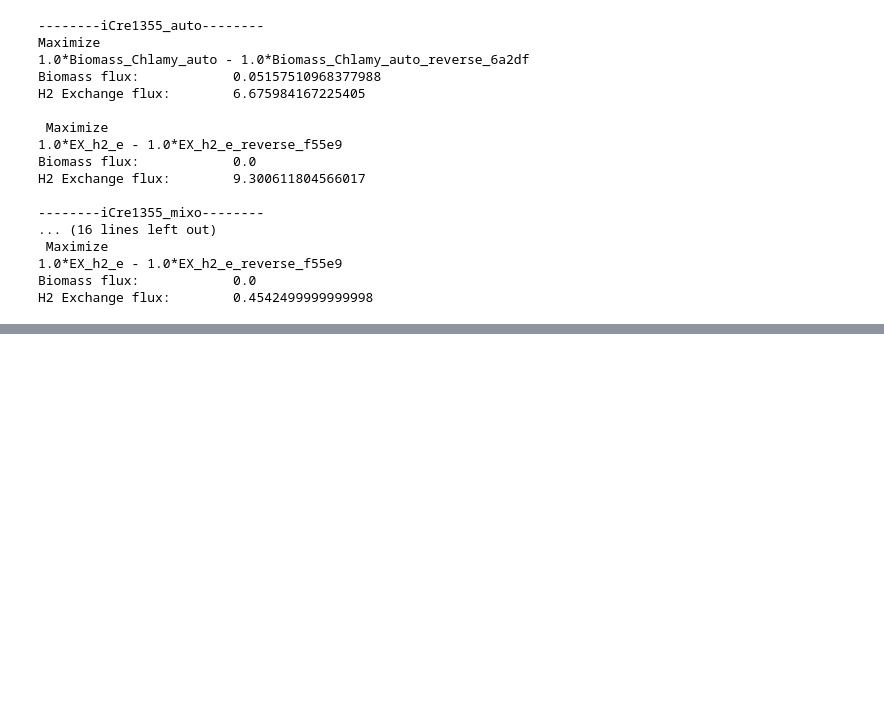
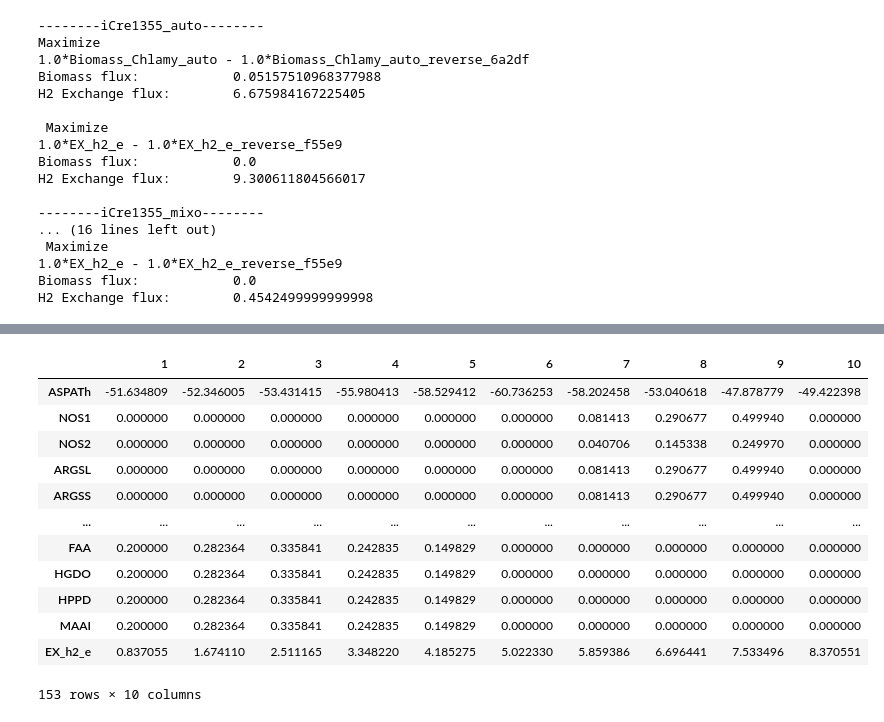
Before and after one commit to elena-krismer/27410-2020-group-project-group12-c-reinhardtii, a Jupyter notebook: notebooks/Hydrogen production.ipynb, the cells around one changed output, grey strips where cells are left out. Drawn from its saved outputs; the diff is of its cells as text; code cells hidden in the pictures; blank space fills up the shorter version.

```diff
--- a/notebooks/Hydrogen production.ipynb
+++ b/notebooks/Hydrogen production.ipynb
@@ -212,0 +270,16 @@ H2 Exchange flux:        0.4542499999999998
+# %%
+result.data_frame
+# %% [output]
+|  | 1 | 2 | 3 | 4 | 5 | 6 | 7 | 8 | 9 | 10 |
+| ASPATh | -51.634809 | -52.346005 | -53.431415 | -55.980413 | -58.529412 | -60.736253 | -58.202458 | -53.040618 | -47.878779 | -49.422398 |
+| NOS1 | 0.000000 | 0.000000 | 0.000000 | 0.000000 | 0.000000 | 0.000000 | 0.081413 | 0.290677 | 0.499940 | 0.000000 |
+| NOS2 | 0.000000 | 0.000000 | 0.000000 | 0.000000 | 0.000000 | 0.000000 | 0.040706 | 0.145338 | 0.249970 | 0.000000 |
+| ARGSL | 0.000000 | 0.000000 | 0.000000 | 0.000000 | 0.000000 | 0.000000 | 0.081413 | 0.290677 | 0.499940 | 0.000000 |
+| ARGSS | 0.000000 | 0.000000 | 0.000000 | 0.000000 | 0.000000 | 0.000000 | 0.081413 | 0.290677 | 0.499940 | 0.000000 |
+| ... | ... | ... | ... | ... | ... | ... | ... | ... | ... | ... |
+| FAA | 0.200000 | 0.282364 | 0.335841 | 0.242835 | 0.149829 | 0.000000 | 0.000000 | 0.000000 | 0.000000 | 0.000000 |
+| HGDO | 0.200000 | 0.282364 | 0.335841 | 0.242835 | 0.149829 | 0.000000 | 0.000000 | 0.000000 | 0.000000 | 0.000000 |
+| HPPD | 0.200000 | 0.282364 | 0.335841 | 0.242835 | 0.149829 | 0.000000 | 0.000000 | 0.000000 | 0.000000 | 0.000000 |
+| MAAI | 0.200000 | 0.282364 | 0.335841 | 0.242835 | 0.149829 | 0.000000 | 0.000000 | 0.000000 | 0.000000 | 0.000000 |
+| EX_h2_e | 0.837055 | 1.674110 | 2.511165 | 3.348220 | 4.185275 | 5.022330 | 5.859386 | 6.696441 | 7.533496 | 8.370551 |
+153 rows × 10 columns
```
Also changed, not shown: parts of 23 cells of this notebook.
